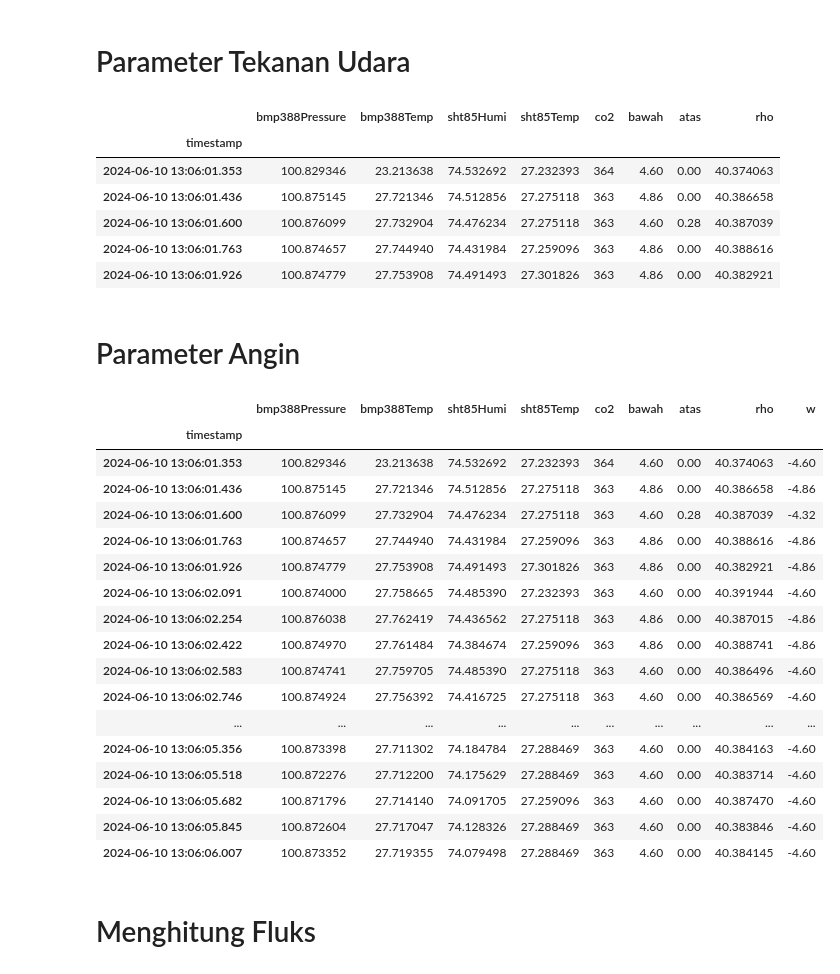
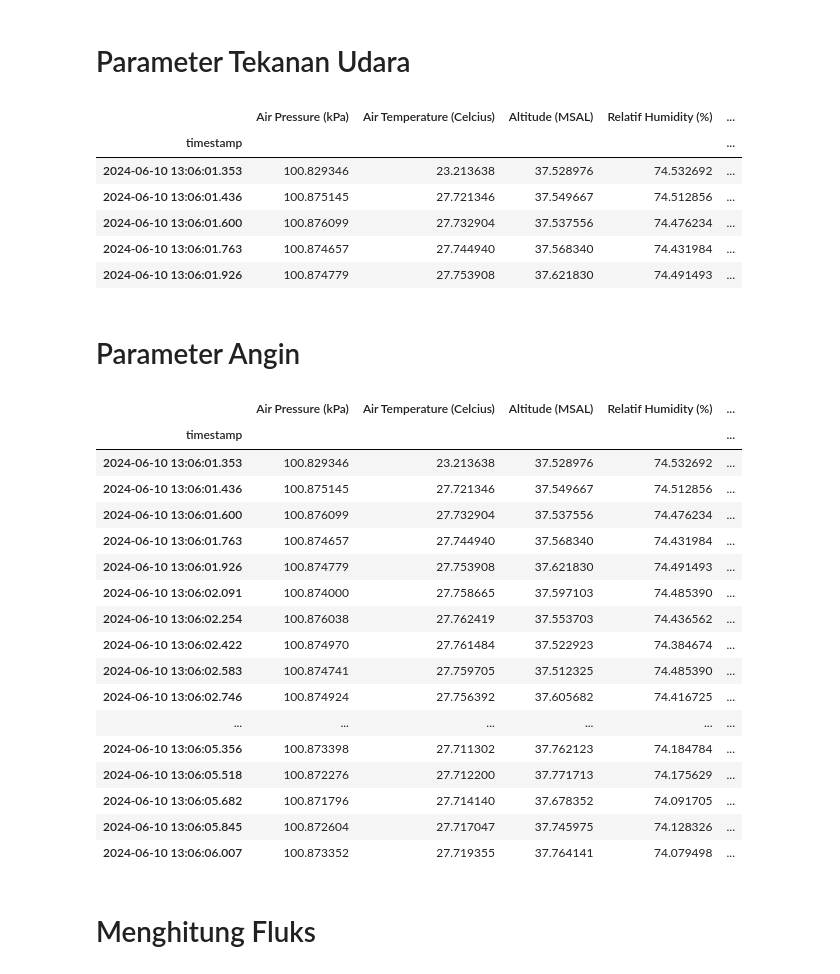
Before and after one commit to YopiAndriyansah/Tesis-Yopi-Andriyansah-MTE26, a Jupyter notebook: Code/Flux_Calculation.ipynb, the cells around one changed output. Saved outputs shown, nothing was run; the diff lists cells and outputs as text; code cells hidden in the pictures.

```diff
--- a/Code/Flux_Calculation.ipynb
+++ b/Code/Flux_Calculation.ipynb
@@ -7,6 +7,8 @@ import numpy as np
 # Mempersiapkan Data
 # %%
 # Daca data csv
-df = pd.read_csv('E:/KP RAFI RIDHO RAMADHAN/data_juni_ST2_7D_clean.csv')
+df = pd.read_csv(r'E:\Tesis Yopi Andriyansah\Tesis-Yopi-Andriyansah-MTE26\Data/data_juni_ST2_7D_clean_new_yopi.csv')
 df.head()
+#E:/KP RAFI RIDHO RAMADHAN/data_juni_ST2_7D_clean.csv
+#E:\Tesis Yopi Andriyansah\Tesis-Yopi-Andriyansah-MTE26\Data/data_juni_ST2_7D_clean_new_yopi.csv
 # %% [output]
@@ -42,46 +47,46 @@ memory usage: 118.7 MB
 # Parameter Tekanan Udara
 # %%
 R = 8.314 # Konstanta gas universal (J/mol/K)
-T = df["sht85Temp"] + 273.15 # Suhu (Kelvin)
-P = df["bmp388Pressure"] * 1000 # Tekanan udara (Pascal)
+T = df["Temperature (Celsius)"] + 273.15 # Suhu (Kelvin) # sht85Temp
+P = df["Air Pressure (kPa)"] * 1000 # Tekanan udara (Pascal) # bmp388Pressure
 df['rho'] = P/(R*T) # Densitas udara (mol/m³)
 
 df.head()
 # %% [output]
-|  | bmp388Pressure | bmp388Temp | sht85Humi | sht85Temp | co2 | bawah | atas | rho |
-| timestamp |  |  |  |  |  |  |  |  |
-| 2024-06-10 13:06:01.353 | 100.829346 | 23.213638 | 74.532692 | 27.232393 | 364 | 4.60 | 0.00 | 40.374063 |
-| 2024-06-10 13:06:01.436 | 100.875145 | 27.721346 | 74.512856 | 27.275118 | 363 | 4.86 | 0.00 | 40.386658 |
-| 2024-06-10 13:06:01.600 | 100.876099 | 27.732904 | 74.476234 | 27.275118 | 363 | 4.60 | 0.28 | 40.387039 |
-| 2024-06-10 13:06:01.763 | 100.874657 | 27.744940 | 74.431984 | 27.259096 | 363 | 4.86 | 0.00 | 40.388616 |
-| 2024-06-10 13:06:01.926 | 100.874779 | 27.753908 | 74.491493 | 27.301826 | 363 | 4.86 | 0.00 | 40.382921 |
+|  | Air Pressure (kPa) | Air Temperature (Celcius) | Altitude (MSAL) | Relatif Humidity (%) | ... |
+| timestamp |  |  |  |  | ... |
+| 2024-06-10 13:06:01.353 | 100.829346 | 23.213638 | 37.528976 | 74.532692 | ... |
+| 2024-06-10 13:06:01.436 | 100.875145 | 27.721346 | 37.549667 | 74.512856 | ... |
+| 2024-06-10 13:06:01.600 | 100.876099 | 27.732904 | 37.537556 | 74.476234 | ... |
+| 2024-06-10 13:06:01.763 | 100.874657 | 27.744940 | 37.568340 | 74.431984 | ... |
+| 2024-06-10 13:06:01.926 | 100.874779 | 27.753908 | 37.621830 | 74.491493 | ... |
 # %% [markdown]
 # Parameter Angin
 # %%
 # Membuat parameter 'w'
-df['w'] = df['atas'] - df['bawah']
+df["w"] = df["atas (m/s)"] - df["bawah (m/s)"]
 
 
 df.head(30)
 # %% [output]
-|  | bmp388Pressure | bmp388Temp | sht85Humi | sht85Temp | co2 | bawah | atas | rho | w |
-| timestamp |  |  |  |  |  |  |  |  |  |
-| 2024-06-10 13:06:01.353 | 100.829346 | 23.213638 | 74.532692 | 27.232393 | 364 | 4.60 | 0.00 | 40.374063 | -4.60 |
-| 2024-06-10 13:06:01.436 | 100.875145 | 27.721346 | 74.512856 | 27.275118 | 363 | 4.86 | 0.00 | 40.386658 | -4.86 |
-| 2024-06-10 13:06:01.600 | 100.876099 | 27.732904 | 74.476234 | 27.275118 | 363 | 4.60 | 0.28 | 40.387039 | -4.32 |
-| 2024-06-10 13:06:01.763 | 100.874657 | 27.744940 | 74.431984 | 27.259096 | 363 | 4.86 | 0.00 | 40.388616 | -4.86 |
-| 2024-06-10 13:06:01.926 | 100.874779 | 27.753908 | 74.491493 | 27.301826 | 363 | 4.86 | 0.00 | 40.382921 | -4.86 |
-| 2024-06-10 13:06:02.091 | 100.874000 | 27.758665 | 74.485390 | 27.232393 | 363 | 4.60 | 0.00 | 40.391944 | -4.60 |
-| 2024-06-10 13:06:02.254 | 100.876038 | 27.762419 | 74.436562 | 27.275118 | 363 | 4.86 | 0.00 | 40.387015 | -4.86 |
-| 2024-06-10 13:06:02.422 | 100.874970 | 27.761484 | 74.384674 | 27.259096 | 363 | 4.86 | 0.00 | 40.388741 | -4.86 |
-| 2024-06-10 13:06:02.583 | 100.874741 | 27.759705 | 74.485390 | 27.275118 | 363 | 4.60 | 0.00 | 40.386496 | -4.60 |
-| 2024-06-10 13:06:02.746 | 100.874924 | 27.756392 | 74.416725 | 27.275118 | 363 | 4.60 | 0.00 | 40.386569 | -4.60 |
-| ... | ... | ... | ... | ... | ... | ... | ... | ... | ... |
-| 2024-06-10 13:06:05.356 | 100.873398 | 27.711302 | 74.184784 | 27.288469 | 363 | 4.60 | 0.00 | 40.384163 | -4.60 |
-| 2024-06-10 13:06:05.518 | 100.872276 | 27.712200 | 74.175629 | 27.288469 | 363 | 4.60 | 0.00 | 40.383714 | -4.60 |
-| 2024-06-10 13:06:05.682 | 100.871796 | 27.714140 | 74.091705 | 27.259096 | 363 | 4.60 | 0.00 | 40.387470 | -4.60 |
-| 2024-06-10 13:06:05.845 | 100.872604 | 27.717047 | 74.128326 | 27.288469 | 363 | 4.60 | 0.00 | 40.383846 | -4.60 |
-| 2024-06-10 13:06:06.007 | 100.873352 | 27.719355 | 74.079498 | 27.288469 | 363 | 4.60 | 0.00 | 40.384145 | -4.60 |
+|  | Air Pressure (kPa) | Air Temperature (Celcius) | Altitude (MSAL) | Relatif Humidity (%) | ... |
+| timestamp |  |  |  |  | ... |
+| 2024-06-10 13:06:01.353 | 100.829346 | 23.213638 | 37.528976 | 74.532692 | ... |
+| 2024-06-10 13:06:01.436 | 100.875145 | 27.721346 | 37.549667 | 74.512856 | ... |
+| 2024-06-10 13:06:01.600 | 100.876099 | 27.732904 | 37.537556 | 74.476234 | ... |
+| 2024-06-10 13:06:01.763 | 100.874657 | 27.744940 | 37.568340 | 74.431984 | ... |
+| 2024-06-10 13:06:01.926 | 100.874779 | 27.753908 | 37.621830 | 74.491493 | ... |
+| 2024-06-10 13:06:02.091 | 100.874000 | 27.758665 | 37.597103 | 74.485390 | ... |
+| 2024-06-10 13:06:02.254 | 100.876038 | 27.762419 | 37.553703 | 74.436562 | ... |
+| 2024-06-10 13:06:02.422 | 100.874970 | 27.761484 | 37.522923 | 74.384674 | ... |
+| 2024-06-10 13:06:02.583 | 100.874741 | 27.759705 | 37.512325 | 74.485390 | ... |
+| 2024-06-10 13:06:02.746 | 100.874924 | 27.756392 | 37.605682 | 74.416725 | ... |
+| ... | ... | ... | ... | ... | ... |
+| 2024-06-10 13:06:05.356 | 100.873398 | 27.711302 | 37.762123 | 74.184784 | ... |
+| 2024-06-10 13:06:05.518 | 100.872276 | 27.712200 | 37.771713 | 74.175629 | ... |
+| 2024-06-10 13:06:05.682 | 100.871796 | 27.714140 | 37.678352 | 74.091705 | ... |
+| 2024-06-10 13:06:05.845 | 100.872604 | 27.717047 | 37.745975 | 74.128326 | ... |
+| 2024-06-10 13:06:06.007 | 100.873352 | 27.719355 | 37.764141 | 74.079498 | ... |
 # %% [markdown]
 # Menghitung Fluks
 # %%
```
Also changed, not shown: parts of 2 cells of this notebook, 1 other file.
